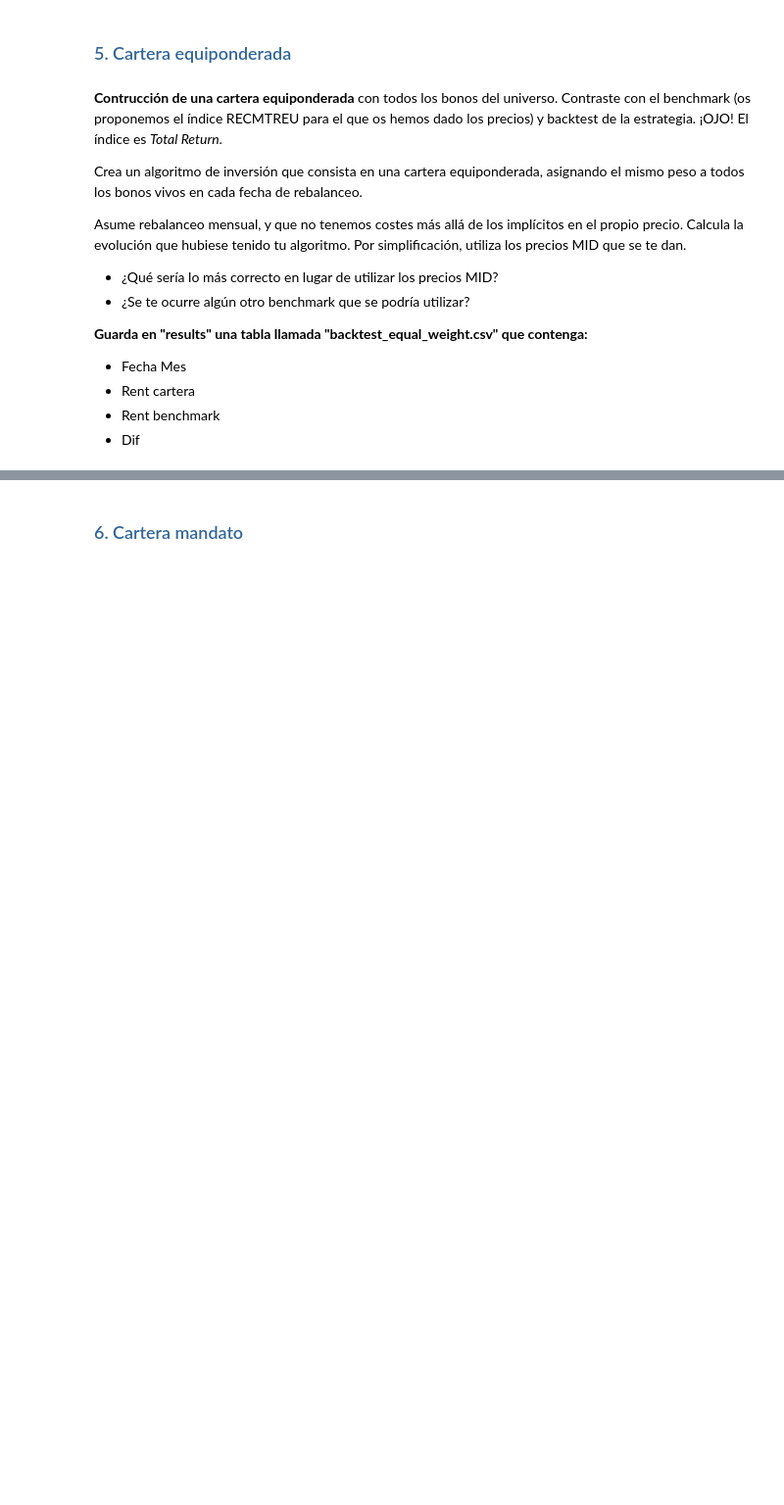
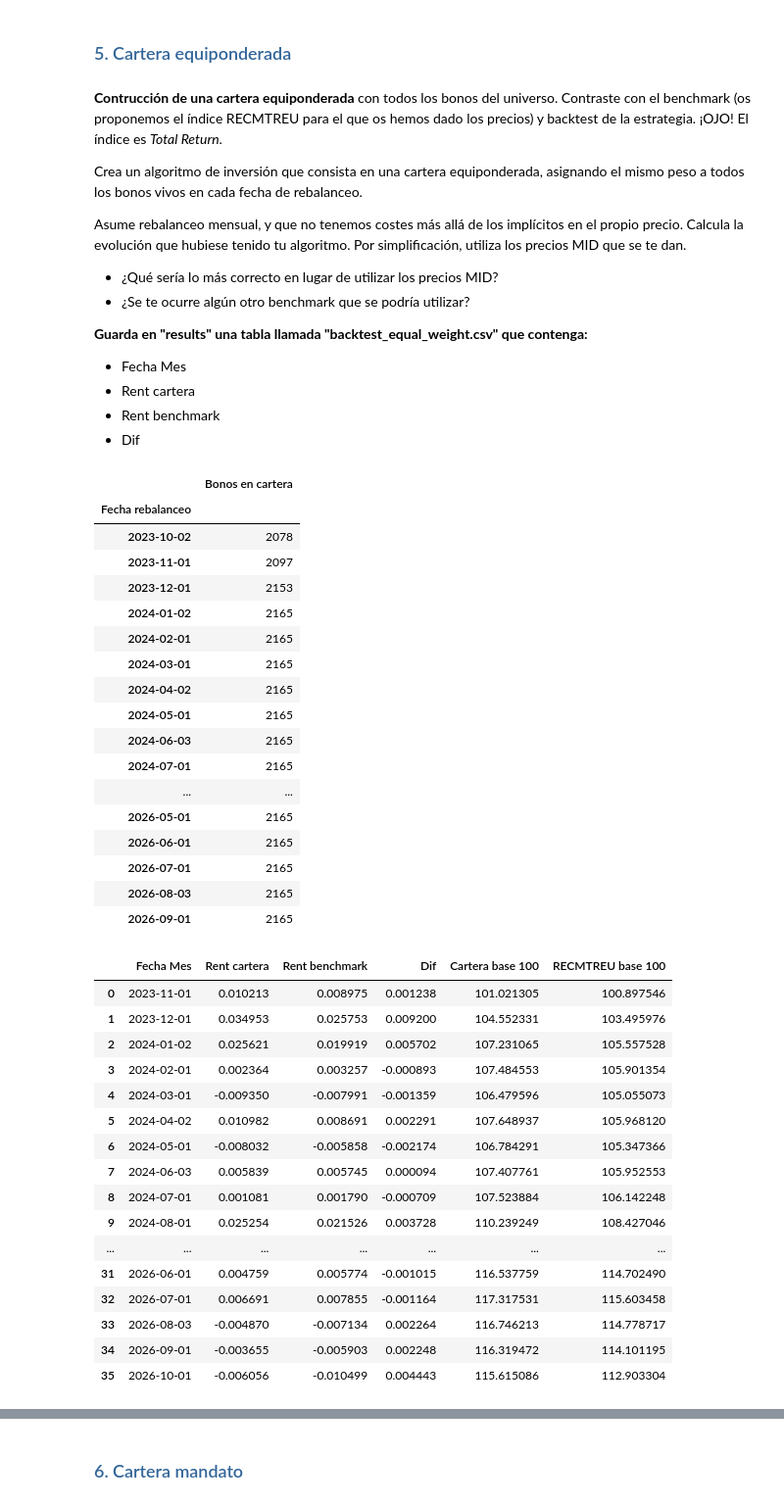
Before and after one commit to alejandroperezpujante/taller-rf-miax15, a Jupyter notebook: src/analisis_cartera.ipynb, the cells around one changed output, grey strips where cells are left out. Shown at 98% size. Cells and saved outputs as stored; diff of their text form; code cells hidden in the pictures; blank space fills up the shorter version.

```diff
--- a/src/analisis_cartera.ipynb
+++ b/src/analisis_cartera.ipynb
@@ -478,3 +589,74 @@ Asume rebalanceo mensual, y que no tenemos costes más allá de los implícitos
 - Rent cartera
 - Rent benchmark
 - Dif
+# %%
+from pathlib import Path
+
+import backtest
+
+importlib.reload(backtest)
+
+historicos_varios = pd.read_csv(
+    Path(carpeta_datos) / "precios_historicos_varios.csv",
+    sep=";",
+    index_col=0,
+    na_values=["#N/D"],
+)
+benchmark_recmtreu = historicos_varios["RECMTREU Index"].dropna()
+benchmark_recmtreu.index = pd.to_datetime(benchmark_recmtreu.index, format="%d/%m/%Y")
+
+precios_mid_backtest = precios_laborables.copy()
+precios_mid_backtest.index = precios_mid_backtest.index.str.split().str[0]
+backtest_cartera, pesos_cartera = backtest.backtest_equiponderado(
+    universo, precios_mid_backtest, benchmark_recmtreu
+)
+
+carpeta_results = Path(carpeta_datos).resolve().parent / "results"
+carpeta_results.mkdir(exist_ok=True)
+backtest_cartera.to_csv(carpeta_results / "backtest_equal_weight.csv", index=False)
+
+# Cada fila de pesos_cartera contiene las posiciones al inicio del periodo.
+display(pesos_cartera.gt(0).sum(axis=1).to_frame("Bonos en cartera"))
+evolucion_cartera = backtest_cartera.assign(
+    **{
+        "Cartera base 100": 100 * (1 + backtest_cartera["Rent cartera"]).cumprod(),
+        "RECMTREU base 100": 100 * (1 + backtest_cartera["Rent benchmark"]).cumprod(),
+    }
+)
+display(evolucion_cartera)
+# %% [output]
+|  | Bonos en cartera |
+| Fecha rebalanceo |  |
+| 2023-10-02 | 2078 |
+| 2023-11-01 | 2097 |
+| 2023-12-01 | 2153 |
+| 2024-01-02 | 2165 |
+| 2024-02-01 | 2165 |
+| 2024-03-01 | 2165 |
+| 2024-04-02 | 2165 |
+| 2024-05-01 | 2165 |
+| 2024-06-03 | 2165 |
+| 2024-07-01 | 2165 |
+| ... | ... |
+| 2026-05-01 | 2165 |
+| 2026-06-01 | 2165 |
+| 2026-07-01 | 2165 |
+| 2026-08-03 | 2165 |
+| 2026-09-01 | 2165 |
+|  | Fecha Mes | Rent cartera | Rent benchmark | Dif | Cartera base 100 | RECMTREU base 100 |
+| 0 | 2023-11-01 | 0.010213 | 0.008975 | 0.001238 | 101.021305 | 100.897546 |
+| 1 | 2023-12-01 | 0.034953 | 0.025753 | 0.009200 | 104.552331 | 103.495976 |
+| 2 | 2024-01-02 | 0.025621 | 0.019919 | 0.005702 | 107.231065 | 105.557528 |
+| 3 | 2024-02-01 | 0.002364 | 0.003257 | -0.000893 | 107.484553 | 105.901354 |
+| 4 | 2024-03-01 | -0.009350 | -0.007991 | -0.001359 | 106.479596 | 105.055073 |
+| 5 | 2024-04-02 | 0.010982 | 0.008691 | 0.002291 | 107.648937 | 105.968120 |
+| 6 | 2024-05-01 | -0.008032 | -0.005858 | -0.002174 | 106.784291 | 105.347366 |
+| 7 | 2024-06-03 | 0.005839 | 0.005745 | 0.000094 | 107.407761 | 105.952553 |
+| 8 | 2024-07-01 | 0.001081 | 0.001790 | -0.000709 | 107.523884 | 106.142248 |
+| 9 | 2024-08-01 | 0.025254 | 0.021526 | 0.003728 | 110.239249 | 108.427046 |
+| ... | ... | ... | ... | ... | ... | ... |
+| 31 | 2026-06-01 | 0.004759 | 0.005774 | -0.001015 | 116.537759 | 114.702490 |
+| 32 | 2026-07-01 | 0.006691 | 0.007855 | -0.001164 | 117.317531 | 115.603458 |
+| 33 | 2026-08-03 | -0.004870 | -0.007134 | 0.002264 | 116.746213 | 114.778717 |
+| 34 | 2026-09-01 | -0.003655 | -0.005903 | 0.002248 | 116.319472 | 114.101195 |
+| 35 | 2026-10-01 | -0.006056 | -0.010499 | 0.004443 | 115.615086 | 112.903304 |
```
Also changed, not shown: parts of 8 cells of this notebook, 7 other files.
